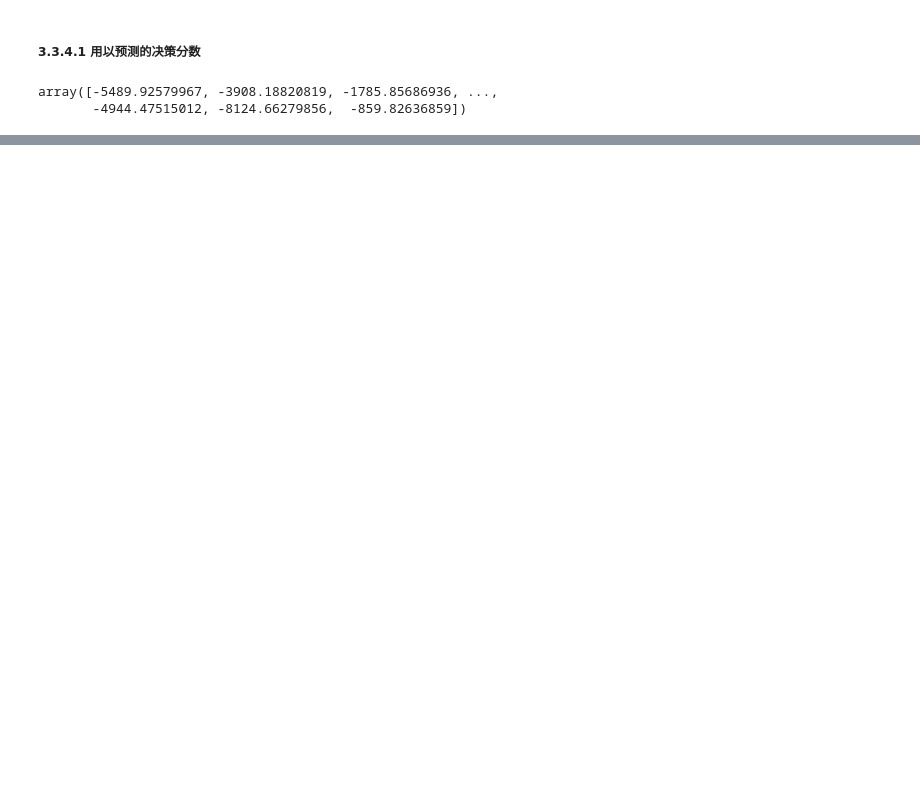
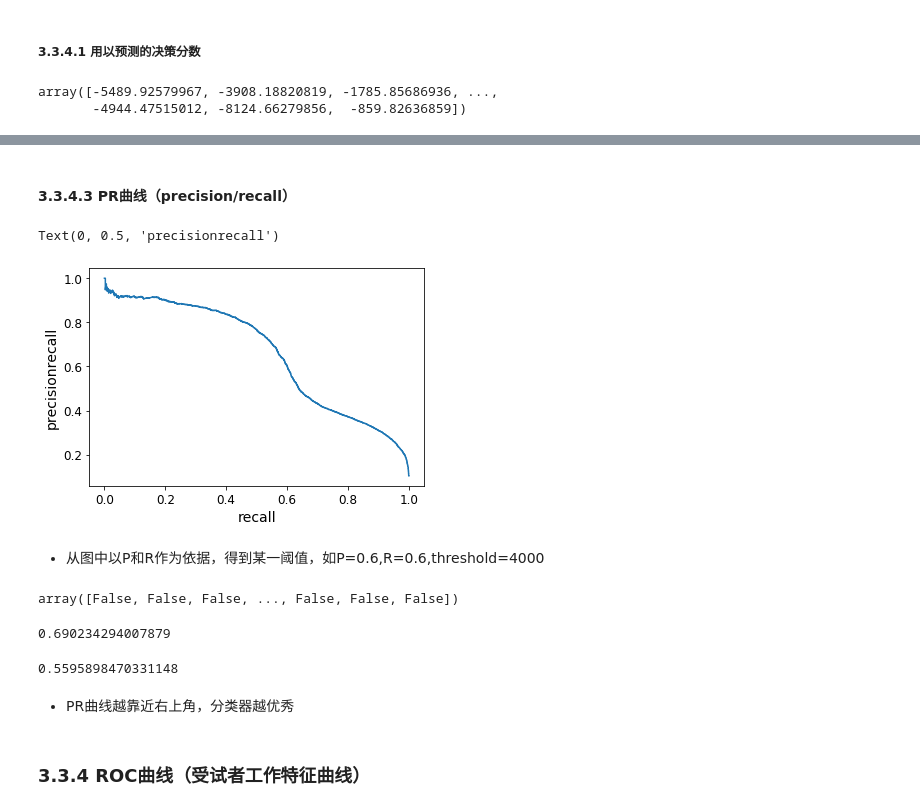
Before and after one commit to GoldenRaven/MachineLearning_notebook, a Jupyter notebook: 03_classification.ipynb, the cells around one changed output, grey strips where cells are left out. Cells and saved outputs as stored; diff of their text form; code cells hidden in the pictures; blank space fills up the shorter version.

```diff
--- a/03_classification.ipynb
+++ b/03_classification.ipynb
@@ -329,0 +354,28 @@ array([-11443.88906332, -16823.09518692, -12242.42101949, ...,
+# %% [markdown]
+#### 3.3.4.3 PR曲线（precision/recall）
+# %%
+plt.plot(recalls, precisions)
+plt.xlabel('recall')
+plt.ylabel('precisionrecall')
+# %% [output]
+Text(0, 0.5, 'precisionrecall')
+[figure, added]
+# %% [markdown]
+* 从图中以P和R作为依据，得到某一阈值，如P=0.6,R=0.6,threshold=4000
+# %%
+y_pred_60 = (decision_score > 4000)
+y_pred_60
+# %% [output]
+array([False, False, False, ..., False, False, False])
+# %%
+precision_score(y_train_9, y_pred_60)
+# %% [output]
+0.690234294007879
+# %%
+recall_score(y_train_9, y_pred_60)
+# %% [output]
+0.5595898470331148
+# %% [markdown]
+* PR曲线越靠近右上角，分类器越优秀
+# %% [markdown]
+### 3.3.4 ROC曲线（受试者工作特征曲线）
```
Also changed, not shown: parts of 22 cells of this notebook.
